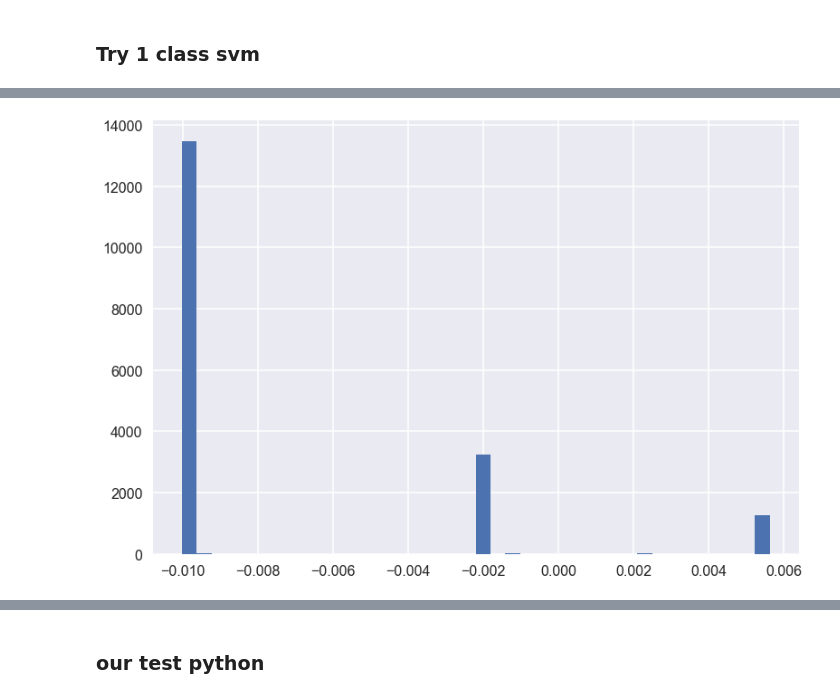
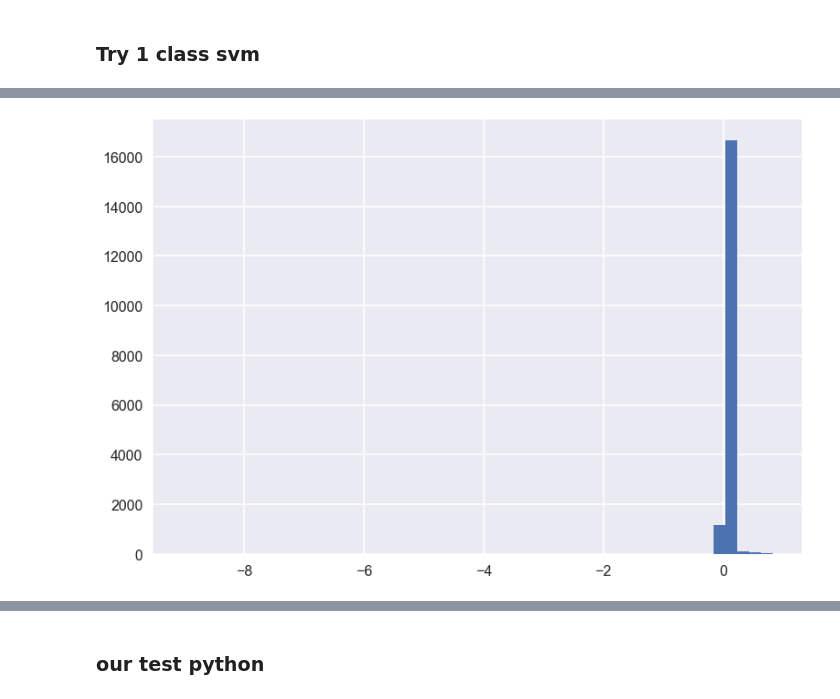
Before and after one commit to amerch/ComputeFest-Data-Challenge, a Jupyter notebook: EDA.ipynb, the cells around one changed output, grey strips where cells are left out. Saved outputs shown, nothing was run; the diff lists cells and outputs as text; code cells hidden in the pictures.

```diff
--- a/EDA.ipynb
+++ b/EDA.ipynb
@@ -295,0 +352,3 @@ plt.scatter(df_train['Allowed Amount per Beneficiary'], df_train['Submitted Char
+# %%
+df2_stand = (df_ohe2 - df_ohe2.mean()) / (df_ohe2.std())
+# df2_stand = df_norm.fillna(-1)
@@ -295,0 +365,9 @@ plt.scatter(df_train['Allowed Amount per Beneficiary'], df_train['Submitted Char
+# %%
+from sklearn.decomposition import PCA
+
+pca = PCA(n_components=6)
+pca.fit(df2_stand)
+X_train_pca = pca.transform(df2_stand)
+# X_test_pca = pca.transform(X_test_HD)
+
+pca.explained_variance_
@@ -300,9 +385,11 @@ from sklearn import svm
 # %%
-clf = svm.OneClassSVM(nu=0.01, kernel="rbf", gamma = 0.0001, tol= 0.01)
+clf = svm.OneClassSVM(nu=0.001, kernel="rbf", gamma = 0.0001)
 
 np.random.seed(9001)
-msk = np.random.rand(len(df_train)) < 0.25
+msk = np.random.rand(len(X_train_pca)) < 0.9
 
-clf.fit(df_train[msk])
+# df_train[~inds_NaN]
+
+clf.fit(X_train_pca[msk])
 # %% [output]
 OneClassSVM(cache_size=200, coef0=0.0, degree=3, gamma=0.0001, kernel='rbf',
@@ -310,6 +397,6 @@ OneClassSVM(cache_size=200, coef0=0.0, degree=3, gamma=0.0001, kernel='rbf',
       verbose=False)
 # %%
-risk = clf.decision_function(df_train)
+risk = clf.decision_function(X_train_pca)
 # %%
 len(np.unique(risk))
 # %% [output]
@@ -358,5 +415,5 @@ array([  6.12904727e-09,   8.48889683e-08,   8.61012908e-07,
 # %%
-plt.hist(risk, bins = 40);
+plt.hist(risk, bins = 50);
 # %% [output]
-[figure, old version]
+[figure, new version]
 # %%
```
Also changed, not shown: parts of 19 cells of this notebook, 2 other files.
